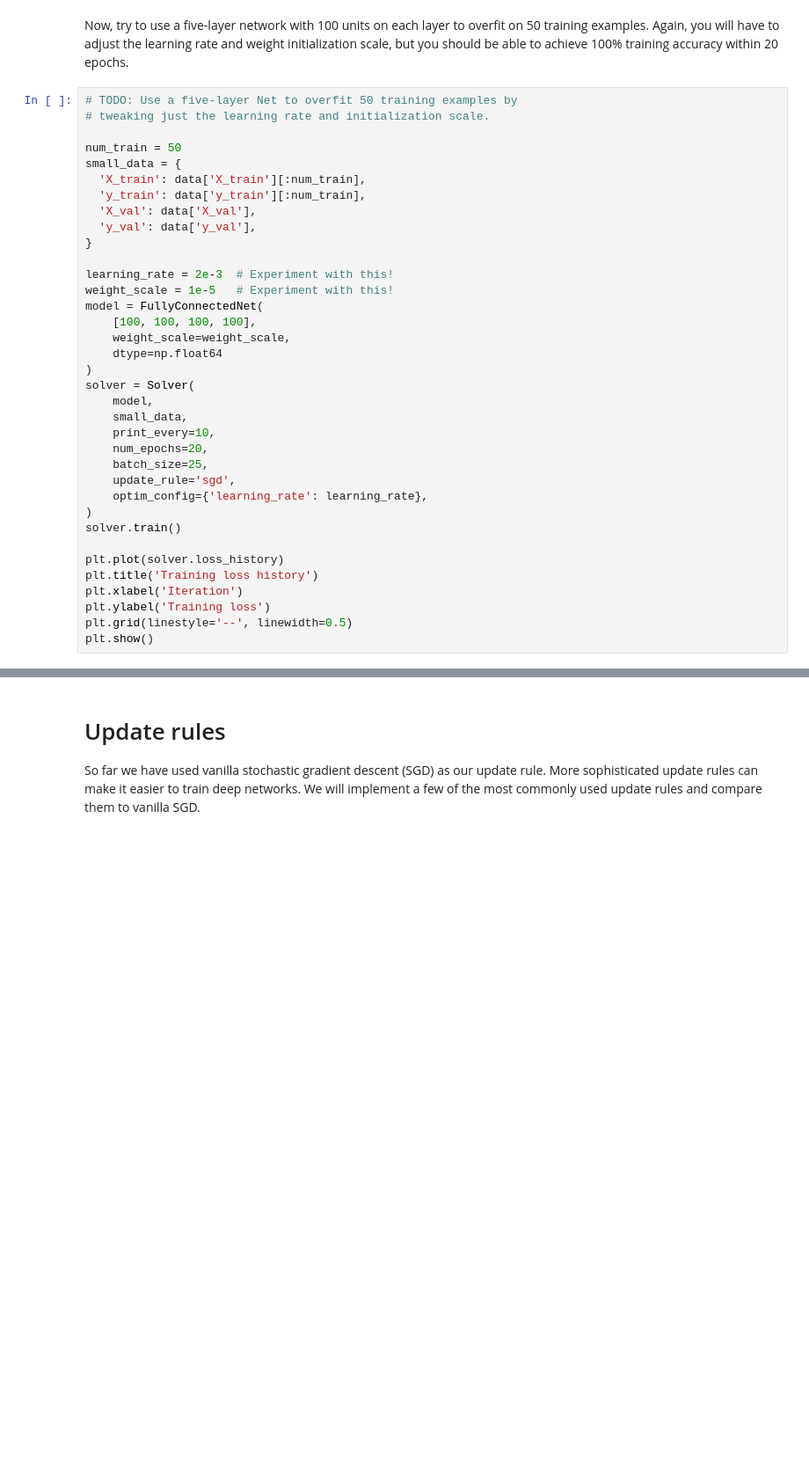
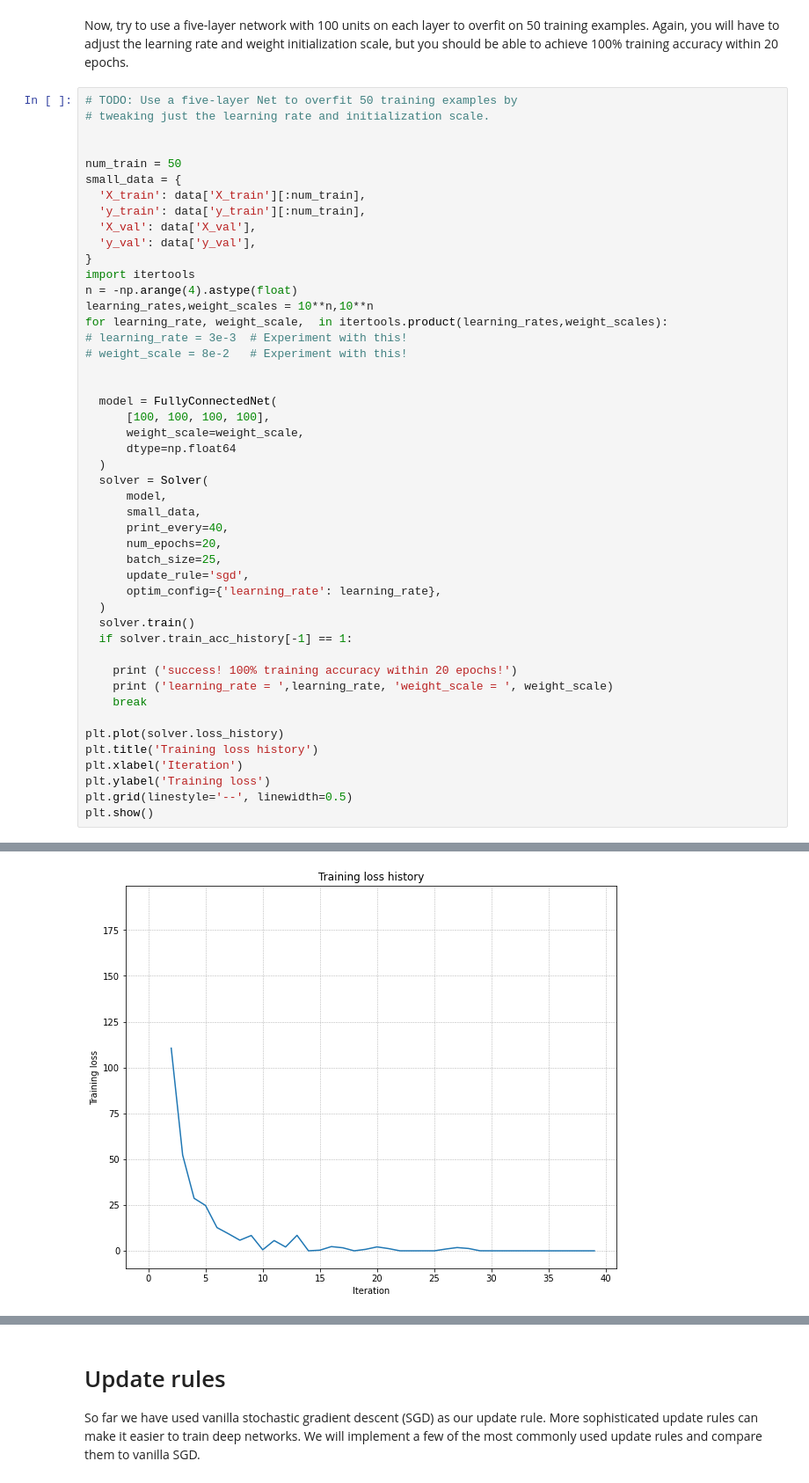
Before and after one commit to yishaiar/CS231_assignments, a Jupyter notebook: assignment2/FullyConnectedNets.ipynb, the cells around one changed output, grey strips where cells are left out. Shown at 88% size. Cells and saved outputs as stored; diff of their text form; blank space fills up the shorter version.

```diff
--- a/assignment2/FullyConnectedNets.ipynb
+++ b/assignment2/FullyConnectedNets.ipynb
@@ -162,6 +195,7 @@ Now, try to use a five-layer network with 100 units on each layer to overfit on
 # %%
 # TODO: Use a five-layer Net to overfit 50 training examples by
 # tweaking just the learning rate and initialization scale.
+
 
 num_train = 50
 small_data = {
@@ -170,24 +204,34 @@ small_data = {
   'X_val': data['X_val'],
   'y_val': data['y_val'],
 }
+import itertools
+n = -np.arange(4).astype(float)
+learning_rates,weight_scales = 10**n,10**n
+for learning_rate, weight_scale,  in itertools.product(learning_rates,weight_scales):
+# learning_rate = 3e-3  # Experiment with this!
+# weight_scale = 8e-2   # Experiment with this!
 
-learning_rate = 2e-3  # Experiment with this!
-weight_scale = 1e-5   # Experiment with this!
-model = FullyConnectedNet(
-    [100, 100, 100, 100],
-    weight_scale=weight_scale,
-    dtype=np.float64
-)
-solver = Solver(
-    model,
-    small_data,
-    print_every=10,
-    num_epochs=20,
-    batch_size=25,
-    update_rule='sgd',
-    optim_config={'learning_rate': learning_rate},
-)
-solver.train()
+
+  model = FullyConnectedNet(
+      [100, 100, 100, 100],
+      weight_scale=weight_scale,
+      dtype=np.float64
+  )
+  solver = Solver(
+      model,
+      small_data,
+      print_every=40,
+      num_epochs=20,
+      batch_size=25,
+      update_rule='sgd',
+      optim_config={'learning_rate': learning_rate},
+  )
+  solver.train()
+  if solver.train_acc_history[-1] == 1:
+
+    print ('success! 100% training accuracy within 20 epochs!')
+    print ('learning_rate = ',learning_rate, 'weight_scale = ', weight_scale)
+    break
 
 plt.plot(solver.loss_history)
 plt.title('Training loss history')
@@ -195,3 +239,4 @@ plt.xlabel('Iteration')
 plt.ylabel('Training loss')
 plt.grid(linestyle='--', linewidth=0.5)
 plt.show()
+# %% [output]
@@ -198,3 +291,4 @@ plt.show()
+[figure, added]
 # %% [markdown]
 ## Inline Question 1:
 Did you notice anything about the comparative difficulty of training the three-layer network vs. training the five-layer network? In particular, based on your experience, which network seemed more sensitive to the initialization scale? Why do you think that is the case?
```
Also changed, not shown: parts of 5 cells of this notebook, 7 other files.
